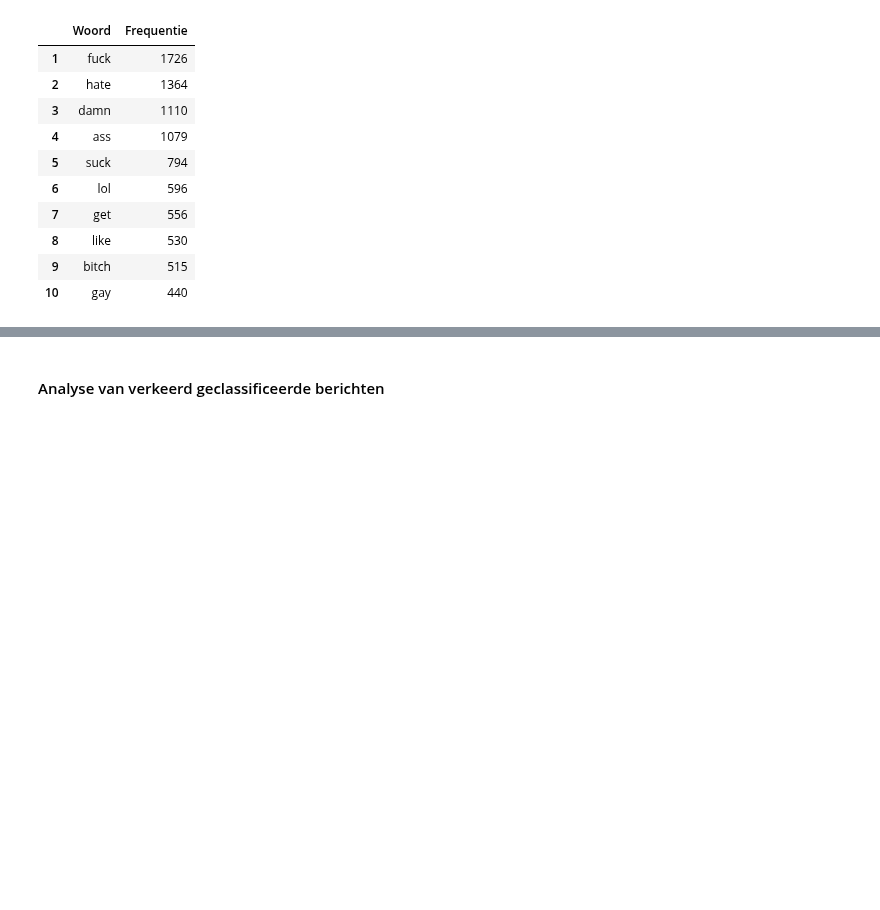
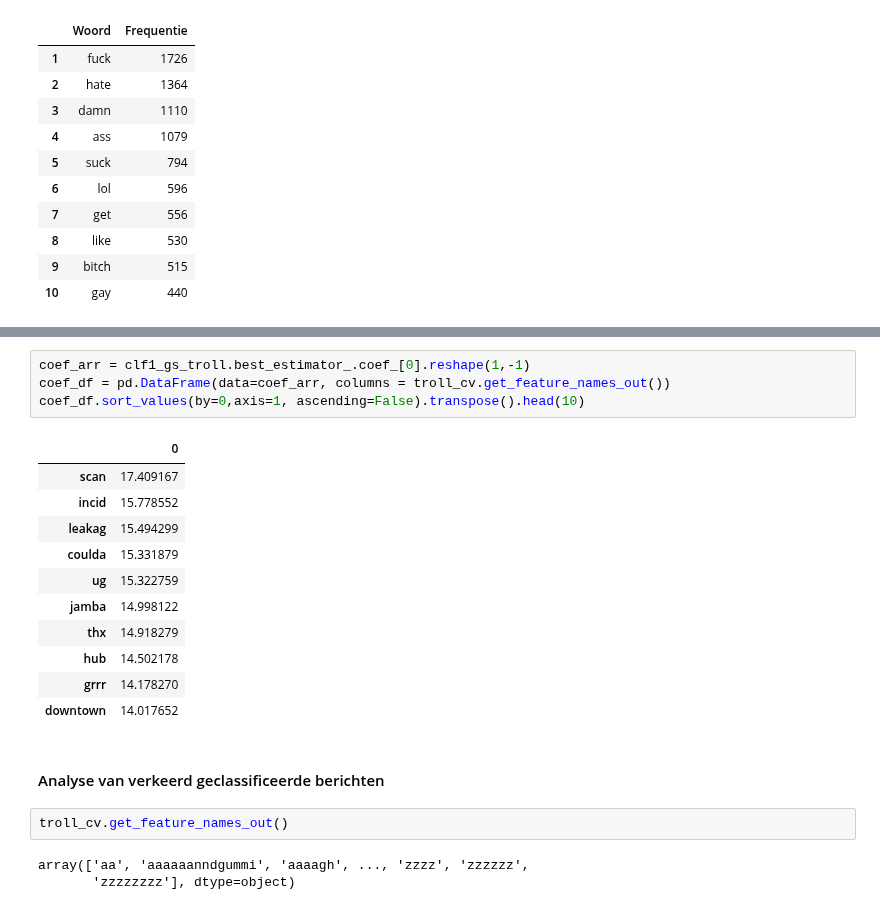
Before and after one commit to glennb89bit/BIT07-Machine-Learning, a Jupyter notebook: AIatHome/Sessie_04_Naive_Bayes/Sessie_04_Naive_Bayes_NLP_Demos/Sessie_04_Naive_Bayes_Opdracht_Opdracht.ipynb, the cells around one changed output, grey strips where cells are left out. Cells and saved outputs as stored; diff of their text form; blank space fills up the shorter version.

```diff
--- a/AIatHome/Sessie_04_Naive_Bayes/Sessie_04_Naive_Bayes_NLP_Demos/Sessie_04_Naive_Bayes_Opdracht_Opdracht.ipynb
+++ b/AIatHome/Sessie_04_Naive_Bayes/Sessie_04_Naive_Bayes_NLP_Demos/Sessie_04_Naive_Bayes_Opdracht_Opdracht.ipynb
@@ -1780,2 +1781,23 @@ troll_df
+# %%
+coef_arr = clf1_gs_troll.best_estimator_.coef_[0].reshape(1,-1)
+coef_df = pd.DataFrame(data=coef_arr, columns = troll_cv.get_feature_names_out())
+coef_df.sort_values(by=0,axis=1, ascending=False).transpose().head(10)
+# %% [output]
+|  | 0 |
+| scan | 17.409167 |
+| incid | 15.778552 |
+| leakag | 15.494299 |
+| coulda | 15.331879 |
+| ug | 15.322759 |
+| jamba | 14.998122 |
+| thx | 14.918279 |
+| hub | 14.502178 |
+| grrr | 14.178270 |
+| downtown | 14.017652 |
 # %% [markdown]
 #### Analyse van verkeerd geclassificeerde berichten
+# %%
+troll_cv.get_feature_names_out()
+# %% [output]
+array(['aa', 'aaaaaanndgummi', 'aaaagh', ..., 'zzzz', 'zzzzzz',
+       'zzzzzzzz'], dtype=object)
```
Also changed, not shown: parts of 3 cells of this notebook.
